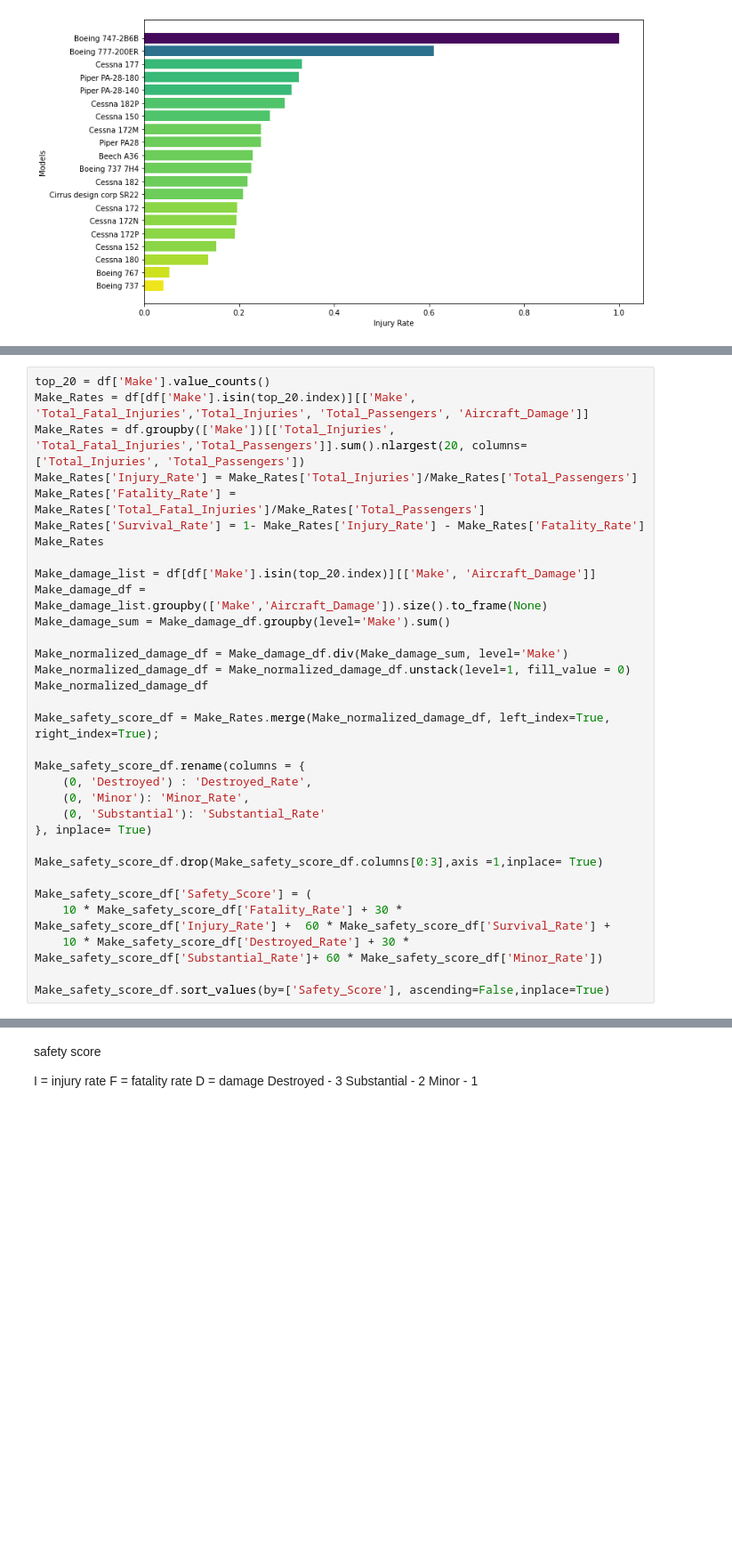
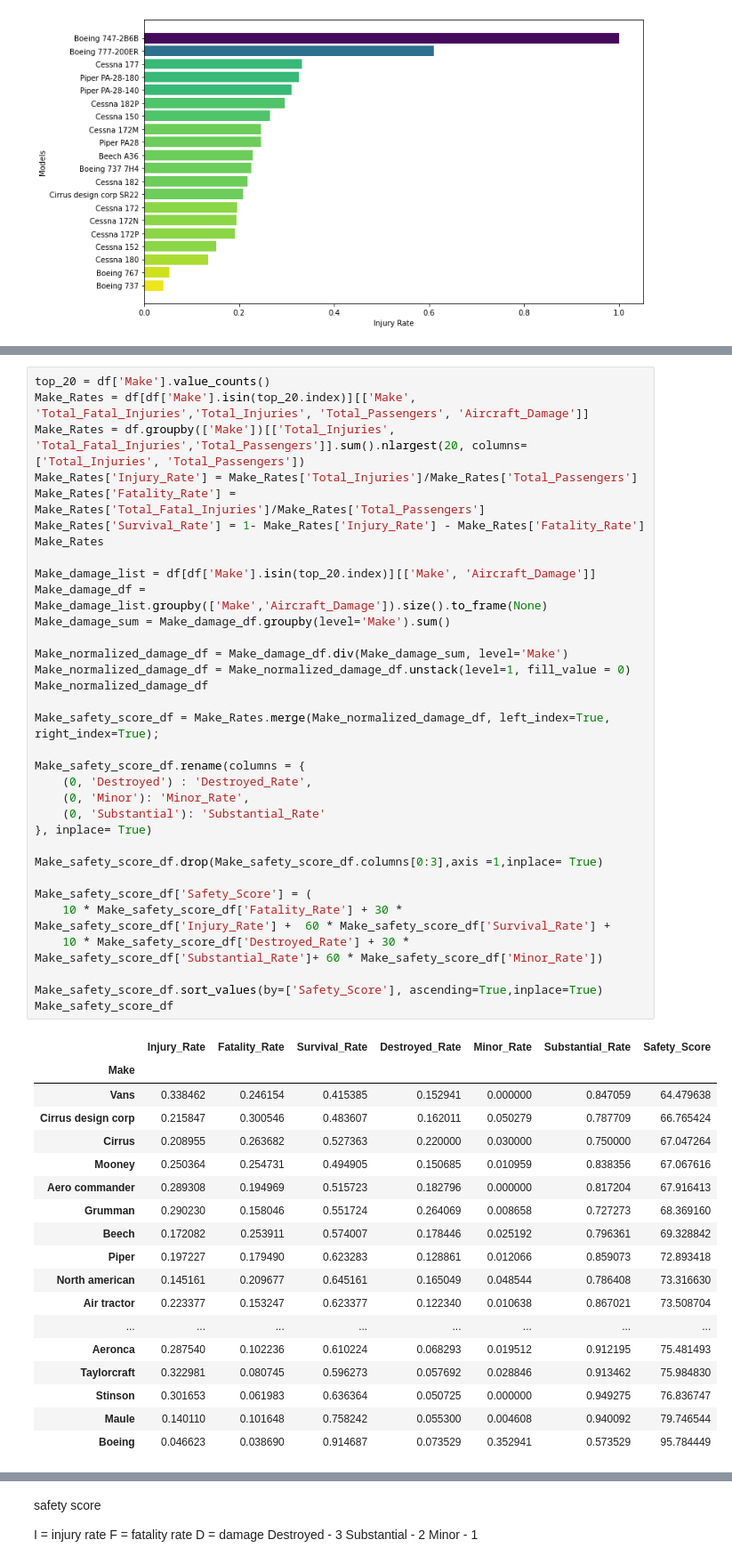
Before and after one commit to kaceyclougher/Phase-1-Project, a Jupyter notebook: Irwin's Analysis.ipynb, the cells around one changed output, grey strips where cells are left out. Shown at 89% size. Cells and saved outputs as stored; diff of their text form; blank space fills up the shorter version.

```diff
--- a/Irwin's Analysis.ipynb
+++ b/Irwin's Analysis.ipynb
@@ -183,31 +188,51 @@ len(model_df)
 top_20 = df['Make'].value_counts()
 Make_Rates = df[df['Make'].isin(top_20.index)][['Make', 'Total_Fatal_Injuries','Total_Injuries', 'Total_Passengers', 'Aircraft_Damage']]
 Make_Rates = df.groupby(['Make'])[['Total_Injuries', 'Total_Fatal_Injuries','Total_Passengers']].sum().nlargest(20, columns=['Total_Injuries', 'Total_Passengers'])
 Make_Rates['Injury_Rate'] = Make_Rates['Total_Injuries']/Make_Rates['Total_Passengers']
 Make_Rates['Fatality_Rate'] = Make_Rates['Total_Fatal_Injuries']/Make_Rates['Total_Passengers']
 Make_Rates['Survival_Rate'] = 1- Make_Rates['Injury_Rate'] - Make_Rates['Fatality_Rate']
 Make_Rates
 
 Make_damage_list = df[df['Make'].isin(top_20.index)][['Make', 'Aircraft_Damage']]
 Make_damage_df = Make_damage_list.groupby(['Make','Aircraft_Damage']).size().to_frame(None)
 Make_damage_sum = Make_damage_df.groupby(level='Make').sum()
 
 Make_normalized_damage_df = Make_damage_df.div(Make_damage_sum, level='Make')
 Make_normalized_damage_df = Make_normalized_damage_df.unstack(level=1, fill_value = 0)
 Make_normalized_damage_df
 
 Make_safety_score_df = Make_Rates.merge(Make_normalized_damage_df, left_index=True, right_index=True);
 
 Make_safety_score_df.rename(columns = {
     (0, 'Destroyed') : 'Destroyed_Rate',
     (0, 'Minor'): 'Minor_Rate',
     (0, 'Substantial'): 'Substantial_Rate'
 }, inplace= True)
 
 Make_safety_score_df.drop(Make_safety_score_df.columns[0:3],axis =1,inplace= True)
 
 Make_safety_score_df['Safety_Score'] = (
     10 * Make_safety_score_df['Fatality_Rate'] + 30 * Make_safety_score_df['Injury_Rate'] +  60 * Make_safety_score_df['Survival_Rate'] +
     10 * Make_safety_score_df['Destroyed_Rate'] + 30 * Make_safety_score_df['Substantial_Rate']+ 60 * Make_safety_score_df['Minor_Rate'])
 
-Make_safety_score_df.sort_values(by=['Safety_Score'], ascending=False,inplace=True)
+Make_safety_score_df.sort_values(by=['Safety_Score'], ascending=True,inplace=True)
+Make_safety_score_df
+# %% [output]
+|  | Injury_Rate | Fatality_Rate | Survival_Rate | Destroyed_Rate | Minor_Rate | Substantial_Rate | Safety_Score |
+| Make |  |  |  |  |  |  |  |
+| Vans | 0.338462 | 0.246154 | 0.415385 | 0.152941 | 0.000000 | 0.847059 | 64.479638 |
+| Cirrus design corp | 0.215847 | 0.300546 | 0.483607 | 0.162011 | 0.050279 | 0.787709 | 66.765424 |
+| Cirrus | 0.208955 | 0.263682 | 0.527363 | 0.220000 | 0.030000 | 0.750000 | 67.047264 |
+| Mooney | 0.250364 | 0.254731 | 0.494905 | 0.150685 | 0.010959 | 0.838356 | 67.067616 |
+| Aero commander | 0.289308 | 0.194969 | 0.515723 | 0.182796 | 0.000000 | 0.817204 | 67.916413 |
+| Grumman | 0.290230 | 0.158046 | 0.551724 | 0.264069 | 0.008658 | 0.727273 | 68.369160 |
+| Beech | 0.172082 | 0.253911 | 0.574007 | 0.178446 | 0.025192 | 0.796361 | 69.328842 |
+| Piper | 0.197227 | 0.179490 | 0.623283 | 0.128861 | 0.012066 | 0.859073 | 72.893418 |
+| North american | 0.145161 | 0.209677 | 0.645161 | 0.165049 | 0.048544 | 0.786408 | 73.316630 |
+| Air tractor | 0.223377 | 0.153247 | 0.623377 | 0.122340 | 0.010638 | 0.867021 | 73.508704 |
+| ... | ... | ... | ... | ... | ... | ... | ... |
+| Aeronca | 0.287540 | 0.102236 | 0.610224 | 0.068293 | 0.019512 | 0.912195 | 75.481493 |
+| Taylorcraft | 0.322981 | 0.080745 | 0.596273 | 0.057692 | 0.028846 | 0.913462 | 75.984830 |
+| Stinson | 0.301653 | 0.061983 | 0.636364 | 0.050725 | 0.000000 | 0.949275 | 76.836747 |
+| Maule | 0.140110 | 0.101648 | 0.758242 | 0.055300 | 0.004608 | 0.940092 | 79.746544 |
+| Boeing | 0.046623 | 0.038690 | 0.914687 | 0.073529 | 0.352941 | 0.573529 | 95.784449 |
```
Also changed, not shown: parts of 8 cells of this notebook.
